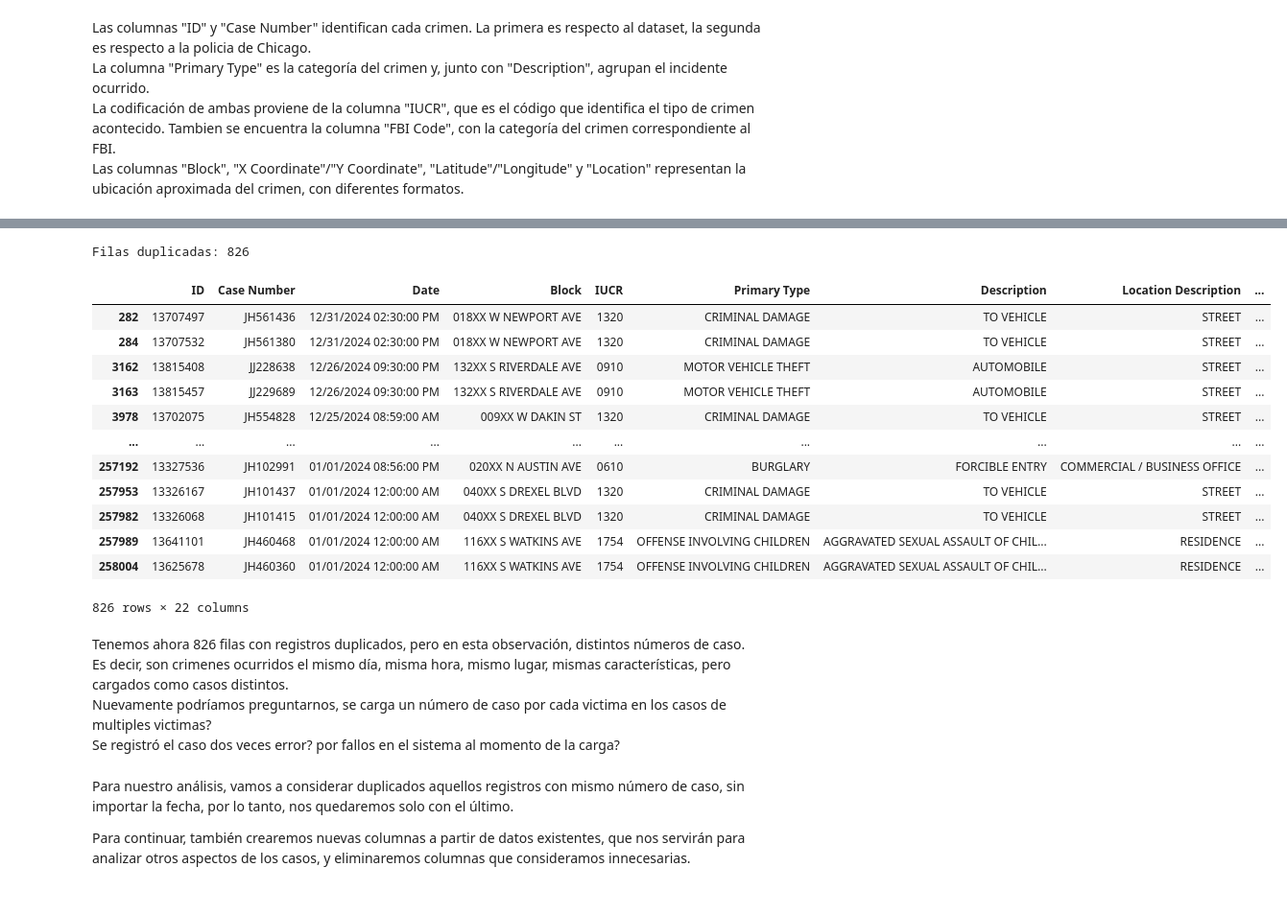
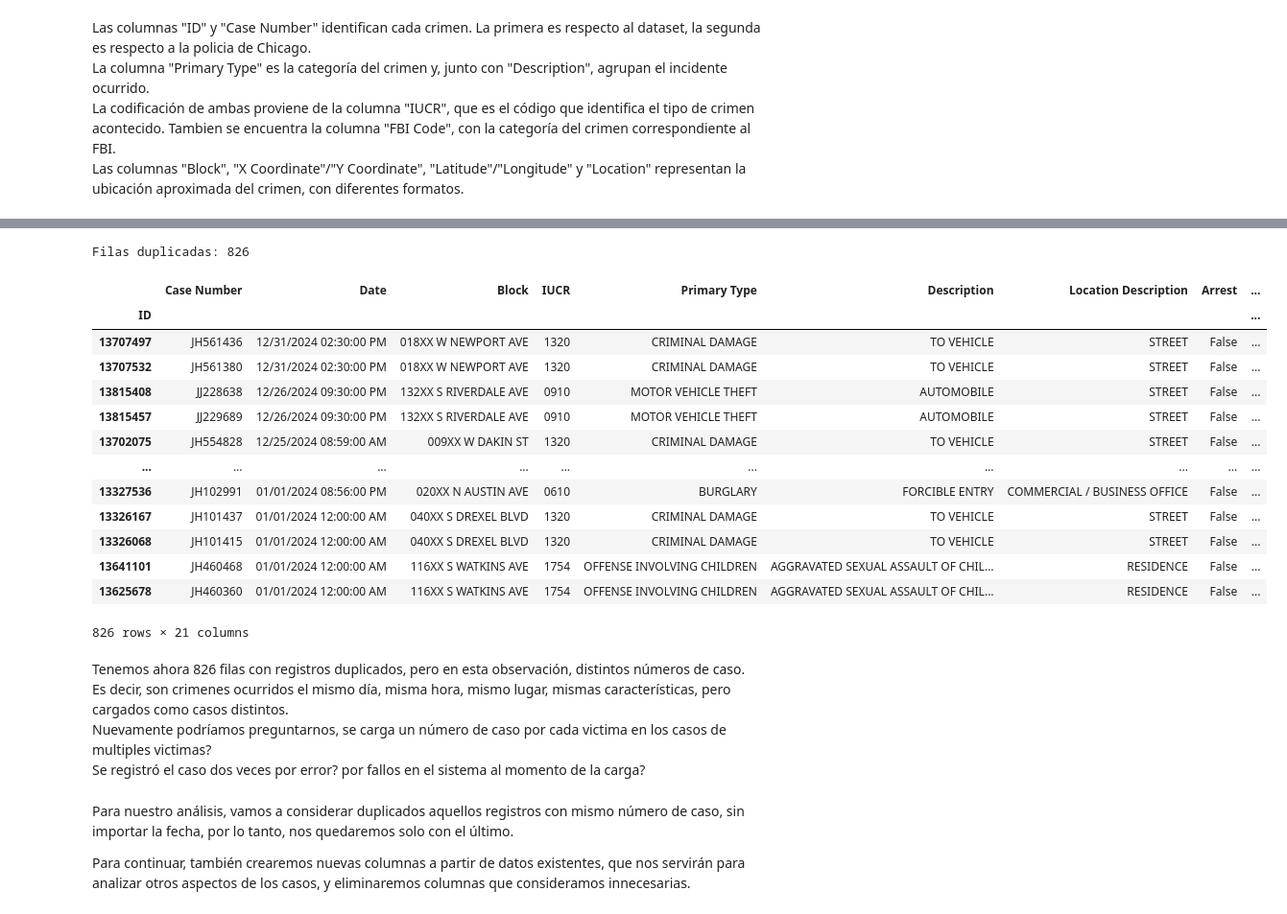
Before and after one commit to gjmv/CEIA_2025_B2_AdD_TP, a Jupyter notebook: TP.ipynb, the cells around one changed output, grey strips where cells are left out. Shown: that part at 96% size. Drawn from its saved outputs; the diff is of its cells as text; code cells hidden in the pictures.

```diff
--- a/TP.ipynb
+++ b/TP.ipynb
@@ -68,7 +69,7 @@ plt.style.use('ggplot')
 sns.set_theme()
 # %%
 # Carga del dataset
-df_csv = pd.read_csv("dataset/Crimes_-_2024_20250502.zip")
+df_csv = pd.read_csv("dataset/Crimes_-_2024_20250502.zip", index_col="ID")
 
 # Análisis inicial de columnas y cantidad de datos
 df_csv.info()
@@ -210,30 +201,31 @@ Vamos a quitar las columnas "ID", "Case Number", "Updated On" para observar los
 # %%
-drop_columns = ["ID", "Case Number", "Updated On"]
+drop_columns = ["Case Number", "Updated On"]
 df_dup3 = df_csv.drop(drop_columns, axis=1)
 
 duplicados = df_csv[df_dup3.duplicated(keep=False)]
 print(f"Filas duplicadas: {len(duplicados)}")
 display(duplicados)
 # %% [output]
 Filas duplicadas: 826
-|  | ID | Case Number | Date | Block | IUCR | Primary Type | Description | Location Description | ... |
-| 282 | 13707497 | JH561436 | 12/31/2024 02:30:00 PM | 018XX W NEWPORT AVE | 1320 | CRIMINAL DAMAGE | TO VEHICLE | STREET | ... |
-| 284 | 13707532 | JH561380 | 12/31/2024 02:30:00 PM | 018XX W NEWPORT AVE | 1320 | CRIMINAL DAMAGE | TO VEHICLE | STREET | ... |
-| 3162 | 13815408 | JJ228638 | 12/26/2024 09:30:00 PM | 132XX S RIVERDALE AVE | 0910 | MOTOR VEHICLE THEFT | AUTOMOBILE | STREET | ... |
-| 3163 | 13815457 | JJ229689 | 12/26/2024 09:30:00 PM | 132XX S RIVERDALE AVE | 0910 | MOTOR VEHICLE THEFT | AUTOMOBILE | STREET | ... |
-| 3978 | 13702075 | JH554828 | 12/25/2024 08:59:00 AM | 009XX W DAKIN ST | 1320 | CRIMINAL DAMAGE | TO VEHICLE | STREET | ... |
+|  | Case Number | Date | Block | IUCR | Primary Type | Description | Location Description | Arrest | ... |
+| ID |  |  |  |  |  |  |  |  | ... |
+| 13707497 | JH561436 | 12/31/2024 02:30:00 PM | 018XX W NEWPORT AVE | 1320 | CRIMINAL DAMAGE | TO VEHICLE | STREET | False | ... |
+| 13707532 | JH561380 | 12/31/2024 02:30:00 PM | 018XX W NEWPORT AVE | 1320 | CRIMINAL DAMAGE | TO VEHICLE | STREET | False | ... |
+| 13815408 | JJ228638 | 12/26/2024 09:30:00 PM | 132XX S RIVERDALE AVE | 0910 | MOTOR VEHICLE THEFT | AUTOMOBILE | STREET | False | ... |
+| 13815457 | JJ229689 | 12/26/2024 09:30:00 PM | 132XX S RIVERDALE AVE | 0910 | MOTOR VEHICLE THEFT | AUTOMOBILE | STREET | False | ... |
+| 13702075 | JH554828 | 12/25/2024 08:59:00 AM | 009XX W DAKIN ST | 1320 | CRIMINAL DAMAGE | TO VEHICLE | STREET | False | ... |
 | ... | ... | ... | ... | ... | ... | ... | ... | ... | ... |
-| 257192 | 13327536 | JH102991 | 01/01/2024 08:56:00 PM | 020XX N AUSTIN AVE | 0610 | BURGLARY | FORCIBLE ENTRY | COMMERCIAL / BUSINESS OFFICE | ... |
-| 257953 | 13326167 | JH101437 | 01/01/2024 12:00:00 AM | 040XX S DREXEL BLVD | 1320 | CRIMINAL DAMAGE | TO VEHICLE | STREET | ... |
-| 257982 | 13326068 | JH101415 | 01/01/2024 12:00:00 AM | 040XX S DREXEL BLVD | 1320 | CRIMINAL DAMAGE | TO VEHICLE | STREET | ... |
-| 257989 | 13641101 | JH460468 | 01/01/2024 12:00:00 AM | 116XX S WATKINS AVE | 1754 | OFFENSE INVOLVING CHILDREN | AGGRAVATED SEXUAL ASSAULT OF CHIL... | RESIDENCE | ... |
-| 258004 | 13625678 | JH460360 | 01/01/2024 12:00:00 AM | 116XX S WATKINS AVE | 1754 | OFFENSE INVOLVING CHILDREN | AGGRAVATED SEXUAL ASSAULT OF CHIL... | RESIDENCE | ... |
+| 13327536 | JH102991 | 01/01/2024 08:56:00 PM | 020XX N AUSTIN AVE | 0610 | BURGLARY | FORCIBLE ENTRY | COMMERCIAL / BUSINESS OFFICE | False | ... |
+| 13326167 | JH101437 | 01/01/2024 12:00:00 AM | 040XX S DREXEL BLVD | 1320 | CRIMINAL DAMAGE | TO VEHICLE | STREET | False | ... |
+| 13326068 | JH101415 | 01/01/2024 12:00:00 AM | 040XX S DREXEL BLVD | 1320 | CRIMINAL DAMAGE | TO VEHICLE | STREET | False | ... |
+| 13641101 | JH460468 | 01/01/2024 12:00:00 AM | 116XX S WATKINS AVE | 1754 | OFFENSE INVOLVING CHILDREN | AGGRAVATED SEXUAL ASSAULT OF CHIL... | RESIDENCE | False | ... |
+| 13625678 | JH460360 | 01/01/2024 12:00:00 AM | 116XX S WATKINS AVE | 1754 | OFFENSE INVOLVING CHILDREN | AGGRAVATED SEXUAL ASSAULT OF CHIL... | RESIDENCE | False | ... |
-826 rows × 22 columns
+826 rows × 21 columns
 # %% [markdown]
 Tenemos ahora 826 filas con registros duplicados, pero en esta observación, distintos números de caso.
 Es decir, son crimenes ocurridos el mismo día, misma hora, mismo lugar, mismas características, pero cargados como casos distintos.
 Nuevamente podríamos preguntarnos, se carga un número de caso por cada victima en los casos de multiples victimas?
-Se registró el caso dos veces error? por fallos en el sistema al momento de la carga?
+Se registró el caso dos veces por error? por fallos en el sistema al momento de la carga?
 # %% [markdown]
 Para nuestro análisis, vamos a considerar duplicados aquellos registros con mismo número de caso, sin importar la fecha, por lo tanto, nos quedaremos solo con el último.
 
```
Also changed, not shown: parts of 17 cells of this notebook.
